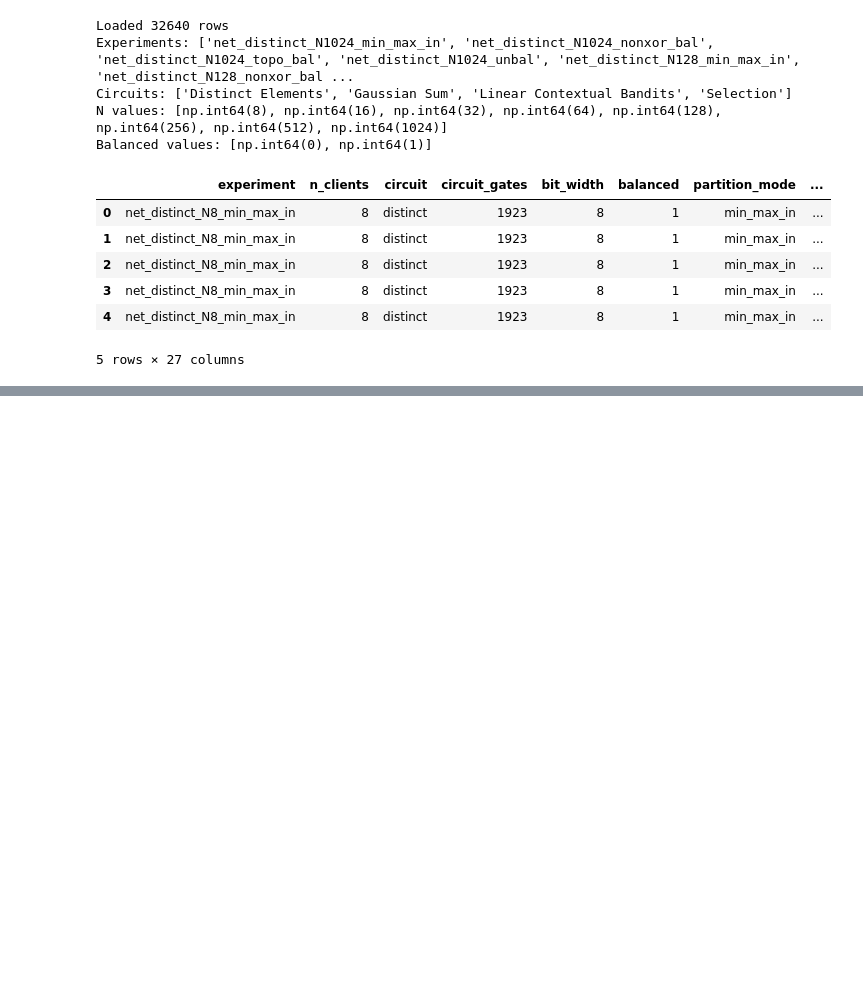
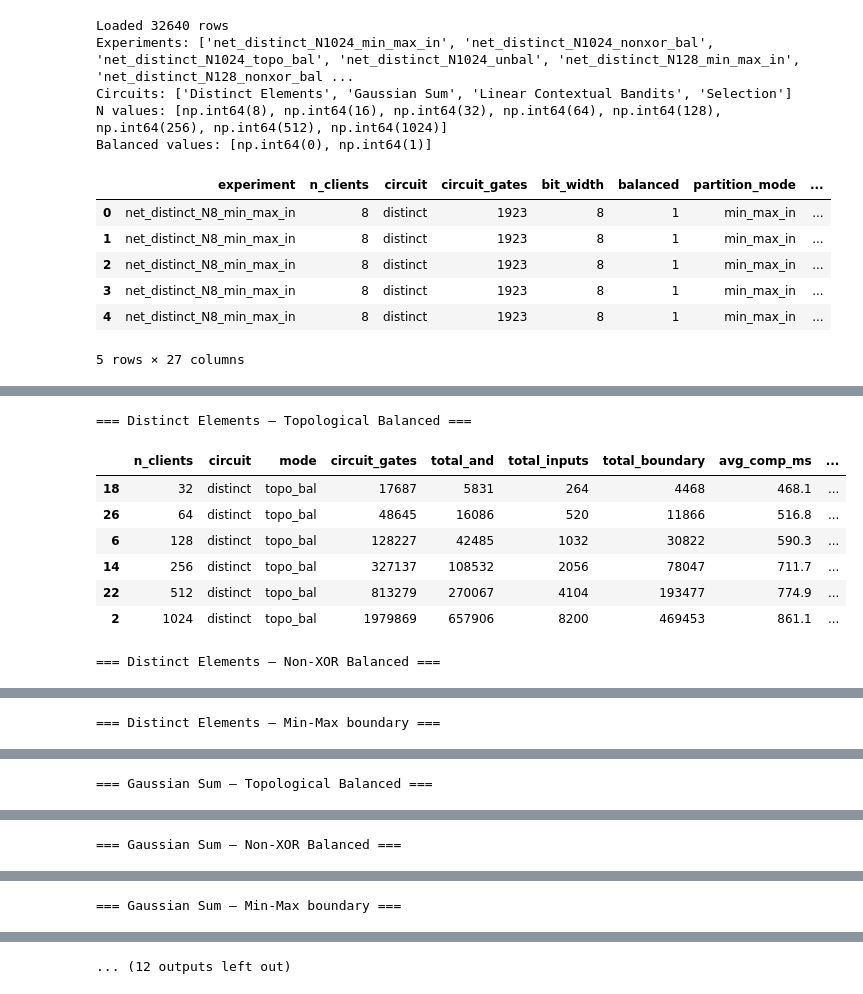
Before and after one commit to stoneboat/shuffle-DP-protocols, a Jupyter notebook: src/are-protocol-network/visualize_network.ipynb, the cells around one changed output, grey strips where cells are left out. Drawn from its saved outputs; the diff is of its cells as text; code cells hidden in the pictures; blank space fills up the shorter version.

```diff
--- a/src/are-protocol-network/visualize_network.ipynb
+++ b/src/are-protocol-network/visualize_network.ipynb
@@ -14,0 +414,30 @@ Balanced values: [np.int64(0), np.int64(1)]
+# %%
+# ── Summary tables: one per (circuit, balancing mode) ──────────────────────────
+
+cols = ['n_clients', 'circuit', 'mode', 'circuit_gates', 'total_and', 'total_inputs',
+        'total_boundary', 'avg_comp_ms', 'max_comp_ms', 'unbal_comp_ms', 'comp_speedup',
+        'avg_comm_KB', 'max_comm_KB', 'unbal_comm_KB', 'comm_speedup']
+
+for ct in sorted(bal_runs['circuit_type'].unique()):
+    for mode in BAL_MODES:
+        sub = bal_runs[(bal_runs['circuit_type'] == ct) & (bal_runs['mode'] == mode)].sort_values('n_clients')
+        if len(sub) == 0:
+            continue
+        print(f'=== {ct} — {MODE_LABELS[mode]} ===')
+        display_cols = [c for c in cols if c in sub.columns]
+        display_df = sub[display_cols].copy()
+        for c in display_df.columns:
+            if display_df[c].dtype == float:
+                display_df[c] = display_df[c].round(1)
+        display(display_df)
+        print()
+# %% [output]
+=== Distinct Elements — Topological Balanced ===
+|  | n_clients | circuit | mode | circuit_gates | total_and | total_inputs | total_boundary | avg_comp_ms | ... |
+| 18 | 32 | distinct | topo_bal | 17687 | 5831 | 264 | 4468 | 468.1 | ... |
+| 26 | 64 | distinct | topo_bal | 48645 | 16086 | 520 | 11866 | 516.8 | ... |
+| 6 | 128 | distinct | topo_bal | 128227 | 42485 | 1032 | 30822 | 590.3 | ... |
+| 14 | 256 | distinct | topo_bal | 327137 | 108532 | 2056 | 78047 | 711.7 | ... |
+| 22 | 512 | distinct | topo_bal | 813279 | 270067 | 4104 | 193477 | 774.9 | ... |
+| 2 | 1024 | distinct | topo_bal | 1979869 | 657906 | 8200 | 469453 | 861.1 | ... |
+=== Distinct Elements — Non-XOR Balanced ===
@@ -14,0 +451 @@ Balanced values: [np.int64(0), np.int64(1)]
+=== Distinct Elements — Min-Max boundary ===
@@ -14,0 +459 @@ Balanced values: [np.int64(0), np.int64(1)]
+=== Gaussian Sum — Topological Balanced ===
@@ -14,0 +467 @@ Balanced values: [np.int64(0), np.int64(1)]
+=== Gaussian Sum — Non-XOR Balanced ===
@@ -14,0 +475 @@ Balanced values: [np.int64(0), np.int64(1)]
+=== Gaussian Sum — Min-Max boundary ===
@@ -14,0 +483 @@ Balanced values: [np.int64(0), np.int64(1)]
+... (12 outputs left out)
```
Also changed, not shown: parts of 7 cells of this notebook, 7 other files.
